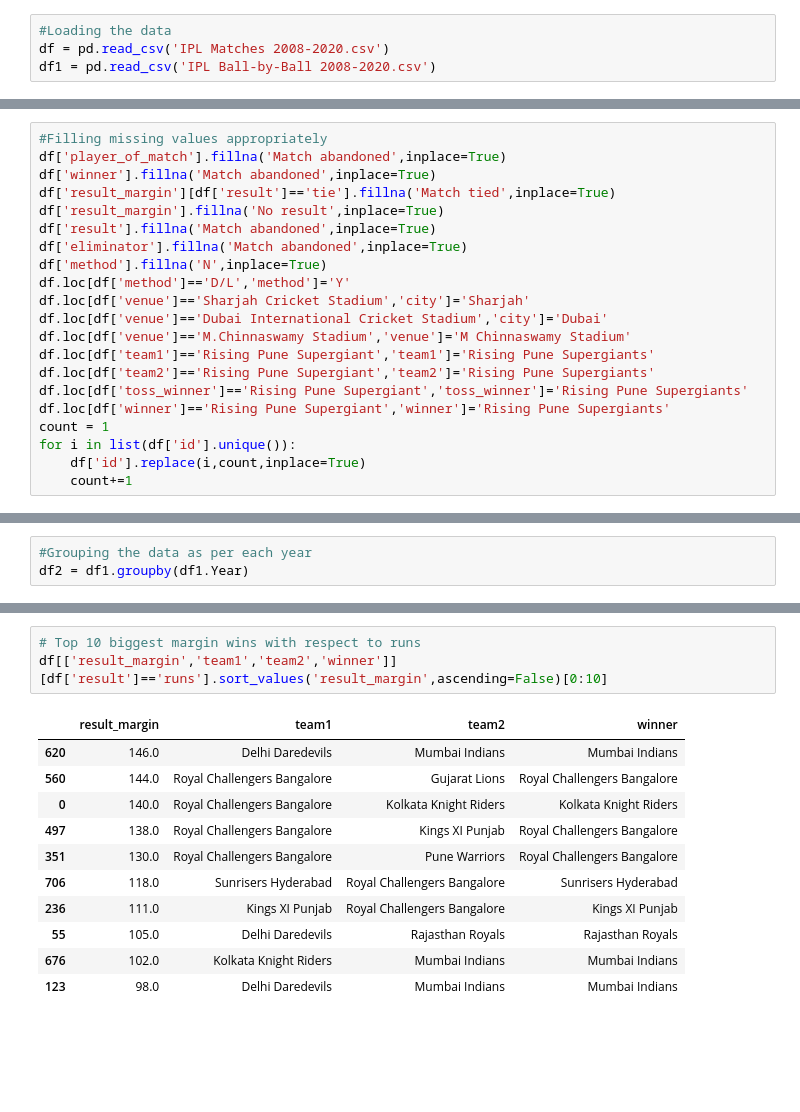
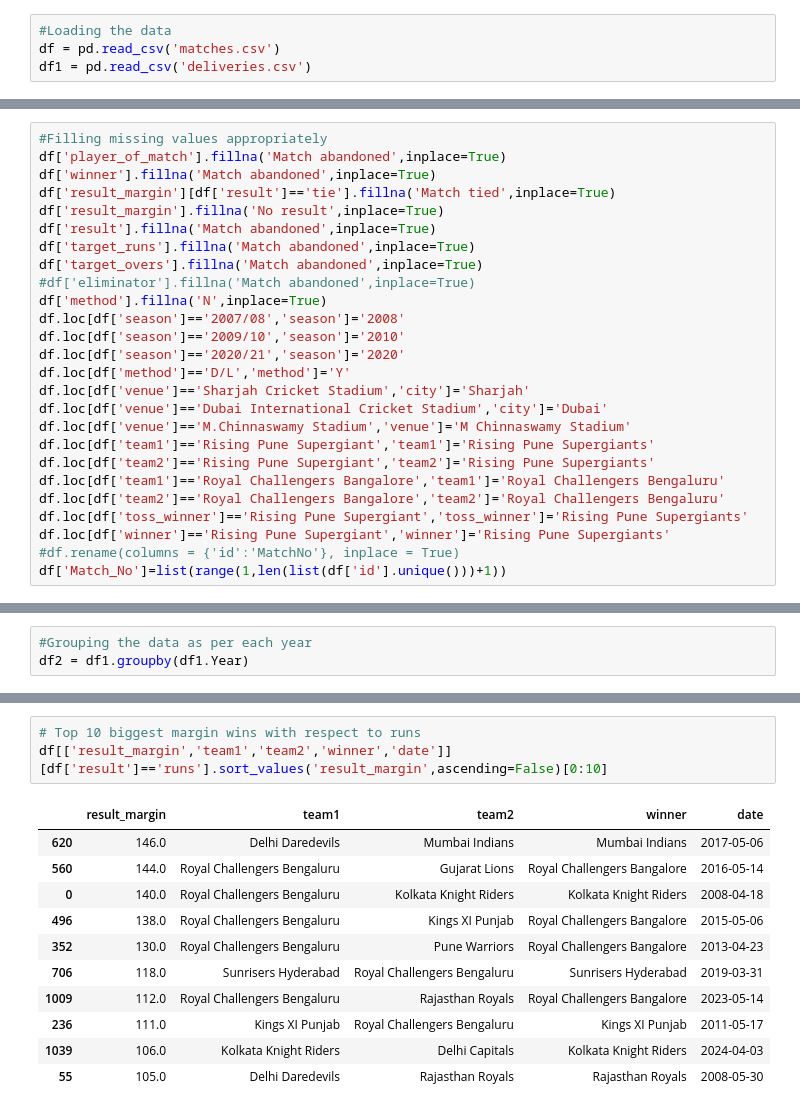
Before and after one commit to MehulBafna/Indian-Premier-League-in-depth-data-analysis-, a Jupyter notebook: Indian Premier League(in depth analysis).ipynb, the cells around one changed output, grey strips where cells are left out. Cells and saved outputs as stored; diff of their text form; blank space fills up the shorter version.

```diff
--- a/Indian Premier League(in depth analysis).ipynb
+++ b/Indian Premier League(in depth analysis).ipynb
@@ -7,8 +6,8 @@ import seaborn as sns
 from tabulate import tabulate
 # %%
 #Loading the data
-df = pd.read_csv('IPL Matches 2008-2020.csv')
-df1 = pd.read_csv('IPL Ball-by-Ball 2008-2020.csv')
+df = pd.read_csv('matches.csv')
+df1 = pd.read_csv('deliveries.csv')
 # %%
 df.info()
 # %% [output]
@@ -36,20 +35,25 @@ df['winner'].fillna('Match abandoned',inplace=True)
 df['result_margin'][df['result']=='tie'].fillna('Match tied',inplace=True)
 df['result_margin'].fillna('No result',inplace=True)
 df['result'].fillna('Match abandoned',inplace=True)
-df['eliminator'].fillna('Match abandoned',inplace=True)
+df['target_runs'].fillna('Match abandoned',inplace=True)
+df['target_overs'].fillna('Match abandoned',inplace=True)
+#df['eliminator'].fillna('Match abandoned',inplace=True)
 df['method'].fillna('N',inplace=True)
+df.loc[df['season']=='2007/08','season']='2008'
+df.loc[df['season']=='2009/10','season']='2010'
+df.loc[df['season']=='2020/21','season']='2020'
 df.loc[df['method']=='D/L','method']='Y'
 df.loc[df['venue']=='Sharjah Cricket Stadium','city']='Sharjah'
 df.loc[df['venue']=='Dubai International Cricket Stadium','city']='Dubai'
 df.loc[df['venue']=='M.Chinnaswamy Stadium','venue']='M Chinnaswamy Stadium'
 df.loc[df['team1']=='Rising Pune Supergiant','team1']='Rising Pune Supergiants'
 df.loc[df['team2']=='Rising Pune Supergiant','team2']='Rising Pune Supergiants'
+df.loc[df['team1']=='Royal Challengers Bangalore','team1']='Royal Challengers Bengaluru'
+df.loc[df['team2']=='Royal Challengers Bangalore','team2']='Royal Challengers Bengaluru'
 df.loc[df['toss_winner']=='Rising Pune Supergiant','toss_winner']='Rising Pune Supergiants'
 df.loc[df['winner']=='Rising Pune Supergiant','winner']='Rising Pune Supergiants'
-count = 1
-for i in list(df['id'].unique()):
-    df['id'].replace(i,count,inplace=True)
-    count+=1
+#df.rename(columns = {'id':'MatchNo'}, inplace = True)
+df['Match_No']=list(range(1,len(list(df['id'].unique()))+1))
 # %%
 df.info()
 # %% [output]
@@ -512,17 +508,17 @@ Name: player_of_match, dtype: int64
 # %%
 # Top 10 biggest margin wins with respect to runs
-df[['result_margin','team1','team2','winner']][df['result']=='runs'].sort_values('result_margin',ascending=False)[0:10]
+df[['result_margin','team1','team2','winner','date']][df['result']=='runs'].sort_values('result_margin',ascending=False)[0:10]
 # %% [output]
-|  | result_margin | team1 | team2 | winner |
-| 620 | 146.0 | Delhi Daredevils | Mumbai Indians | Mumbai Indians |
-| 560 | 144.0 | Royal Challengers Bangalore | Gujarat Lions | Royal Challengers Bangalore |
-| 0 | 140.0 | Royal Challengers Bangalore | Kolkata Knight Riders | Kolkata Knight Riders |
-| 497 | 138.0 | Royal Challengers Bangalore | Kings XI Punjab | Royal Challengers Bangalore |
-| 351 | 130.0 | Royal Challengers Bangalore | Pune Warriors | Royal Challengers Bangalore |
-| 706 | 118.0 | Sunrisers Hyderabad | Royal Challengers Bangalore | Sunrisers Hyderabad |
-| 236 | 111.0 | Kings XI Punjab | Royal Challengers Bangalore | Kings XI Punjab |
-| 55 | 105.0 | Delhi Daredevils | Rajasthan Royals | Rajasthan Royals |
-| 676 | 102.0 | Kolkata Knight Riders | Mumbai Indians | Mumbai Indians |
-| 123 | 98.0 | Delhi Daredevils | Mumbai Indians | Mumbai Indians |
+|  | result_margin | team1 | team2 | winner | date |
+| 620 | 146.0 | Delhi Daredevils | Mumbai Indians | Mumbai Indians | 2017-05-06 |
+| 560 | 144.0 | Royal Challengers Bengaluru | Gujarat Lions | Royal Challengers Bangalore | 2016-05-14 |
+| 0 | 140.0 | Royal Challengers Bengaluru | Kolkata Knight Riders | Kolkata Knight Riders | 2008-04-18 |
+| 496 | 138.0 | Royal Challengers Bengaluru | Kings XI Punjab | Royal Challengers Bangalore | 2015-05-06 |
+| 352 | 130.0 | Royal Challengers Bengaluru | Pune Warriors | Royal Challengers Bangalore | 2013-04-23 |
+| 706 | 118.0 | Sunrisers Hyderabad | Royal Challengers Bengaluru | Sunrisers Hyderabad | 2019-03-31 |
+| 1009 | 112.0 | Royal Challengers Bengaluru | Rajasthan Royals | Royal Challengers Bangalore | 2023-05-14 |
+| 236 | 111.0 | Kings XI Punjab | Royal Challengers Bengaluru | Kings XI Punjab | 2011-05-17 |
+| 1039 | 106.0 | Kolkata Knight Riders | Delhi Capitals | Kolkata Knight Riders | 2024-04-03 |
+| 55 | 105.0 | Delhi Daredevils | Rajasthan Royals | Rajasthan Royals | 2008-05-30 |
 # %%
 #Top 10 narrowest margin wins with respect to runs
```
Also changed, not shown: parts of 30 cells of this notebook.
